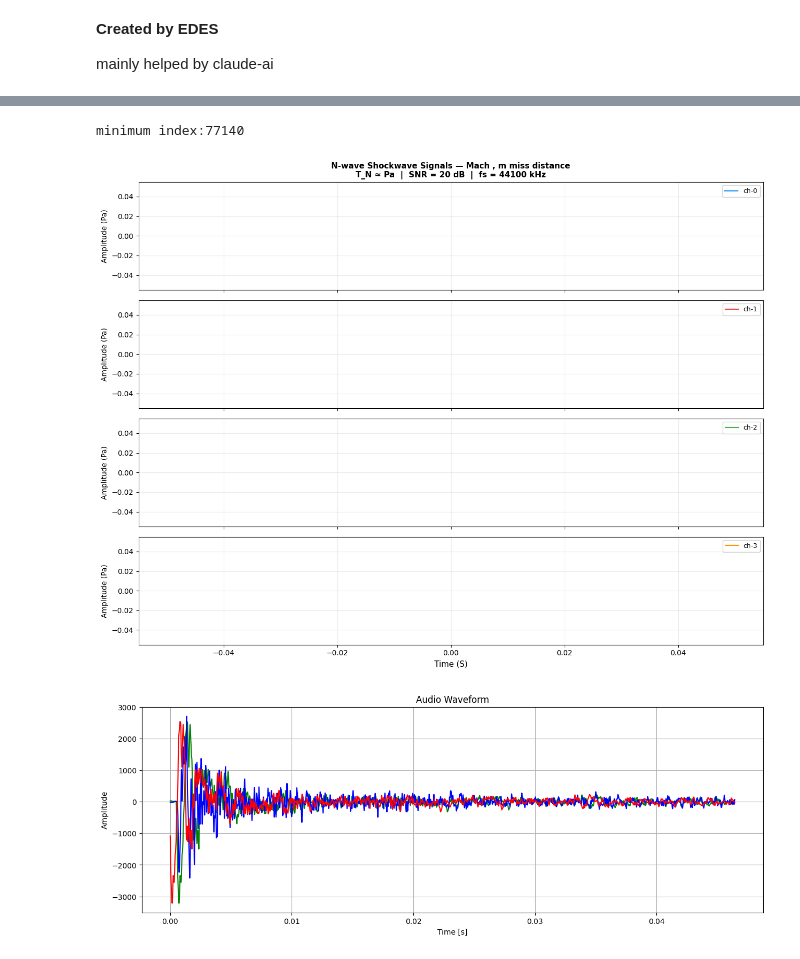
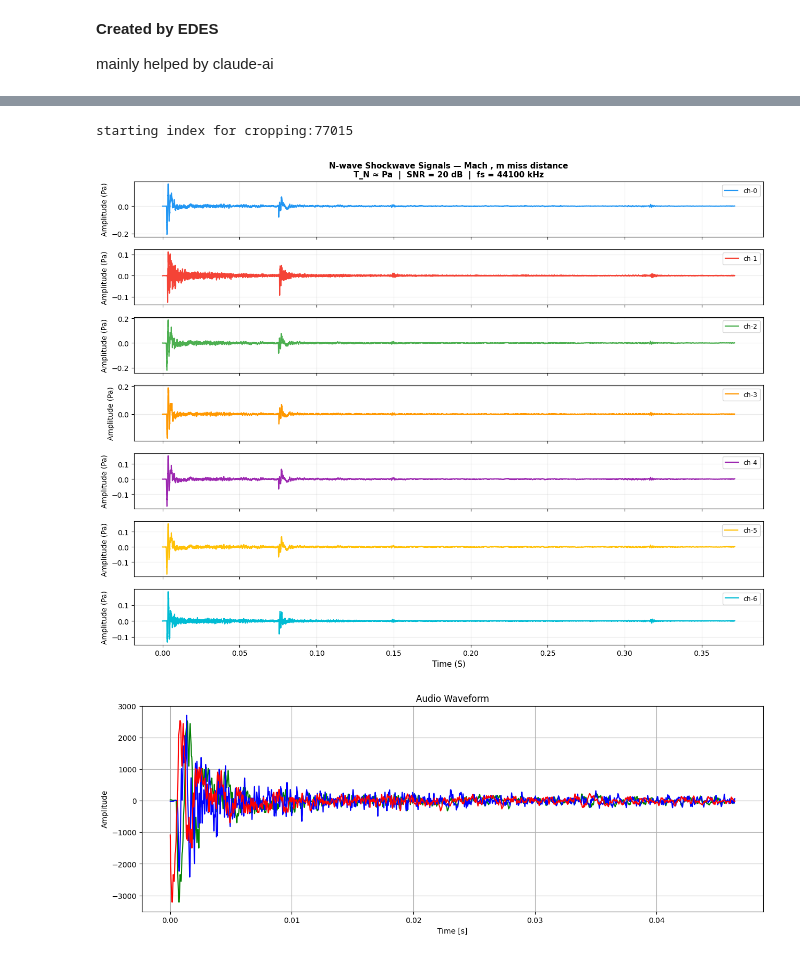
Before and after one commit to rizki-ap/Gunshot-Locator, a Jupyter notebook: read_wav_process.ipynb, the cells around one changed output, grey strips where cells are left out. Saved outputs shown, nothing was run; the diff lists cells and outputs as text; code cells hidden in the pictures.

```diff
--- a/read_wav_process.ipynb
+++ b/read_wav_process.ipynb
@@ -6,7 +6,6 @@
 
 mainly helped by claude-ai
 # %%
-# Replace this with the direct URL to your .wav file on GitHub
 import requests
 from scipy.io import wavfile
 import matplotlib.pyplot as plt
@@ -18,15 +17,18 @@ wav_file_url.append('https://raw.githubusercontent.com/rizki-ap/Gunshot-Locator/
 wav_file_url.append('https://raw.githubusercontent.com/rizki-ap/Gunshot-Locator/main/sound/ruger_04_1s_ch1.wav')
 wav_file_url.append('https://raw.githubusercontent.com/rizki-ap/Gunshot-Locator/main/sound/ruger_04_1s_ch2.wav')
 wav_file_url.append('https://raw.githubusercontent.com/rizki-ap/Gunshot-Locator/main/sound/ruger_04_1s_ch3.wav')
+wav_file_url.append('https://raw.githubusercontent.com/rizki-ap/Gunshot-Locator/main/sound/ruger_04_1s_ch4.wav')
+wav_file_url.append('https://raw.githubusercontent.com/rizki-ap/Gunshot-Locator/main/sound/ruger_04_1s_ch5.wav')
+wav_file_url.append('https://raw.githubusercontent.com/rizki-ap/Gunshot-Locator/main/sound/ruger_04_1s_ch6.wav')
 
-local_file=[]
-local_file.append('local_wav_0.wav')
-local_file.append('local_wav_1.wav')
-local_file.append('local_wav_2.wav')
-local_file.append('local_wav_3.wav')
+num_files = len(wav_file_url)
+
+local_file = []
+for i in range(num_files):
+  local_file.append(f'local_wav_{i}.wav')
 
 # Check if the URL is provided
-for i in range(4):
+for i in range(num_files):
     try:
         # Download the WAV file
         print(f"Downloading {wav_file_url[i]}...")
@@ -45,7 +47,7 @@ for i in range(4):
         print(f"An unexpected error occurred: {e}")
 
 dataset_signal=[]; max_amplitude_val=[]; max_amplitude_idx=[]
-for i in range(4):
+for i in range(num_files):
   dataset_samplerate, dataset = wavfile.read(local_file[i])
   if dataset.ndim > 1:
     dataset = dataset[:, 0] # Take the first channel
@@ -59,10 +61,10 @@ for i in range(4):
 # Create a time array for the x-axis for the (possibly cropped) data
 dataset_time = np.linspace(0., len(dataset) / dataset_samplerate, len(dataset))
 
-COLORS  = ['#2196F3', '#F44336', '#4CAF50', '#FF9800']
+COLORS  = ['#2196F3', '#F44336', '#4CAF50', '#FF9800', '#9C27B0', '#FFC107', '#00BCD4', '#8BC34A']
 
-fig, axes_s = plt.subplots(4, 1, figsize=(13, 10), sharex=True)
-for i in range(4):
+fig, axes_s = plt.subplots(num_files, 1, figsize=(13, 10), sharex=True)
+for i in range(num_files):
     ax = axes_s[i]
     ax.plot(dataset_time, dataset_signal[i], color=COLORS[i], lw=1.6, label=f'ch-{i}')
     ax.set_ylabel('Amplitude (Pa)', fontsize=10)
@@ -97,35 +103,35 @@ minimum index:77140
 # %%
-smallest_offset = np.min(max_amplitude_idx)
-print(f"minimum index:{smallest_offset}")
+target_length = 2**14 # 16384 samples
+smallest_offset = max(0, int(max_amplitude_idx[0] - 128))
+print(f"starting index for cropping:{smallest_offset}")
 
-for i in range(4):
-  dataset_signal[i] = dataset_signal[i][smallest_offset:]
+for i in range(num_files):
+  end_idx = smallest_offset + target_length
+  dataset_signal[i] = dataset_signal[i][smallest_offset:end_idx]
 
-#dataset_time = dataset_time[smallest_offset:]
+dataset_time = np.linspace(0., target_length / dataset_samplerate, target_length)
 
-dataset_time = np.linspace(0., len(dataset_signal[1]) / dataset_samplerate, len(dataset_signal[1]))
-
-fig, axes_s = plt.subplots(4, 1, figsize=(13, 10), sharex=True)
-for i in range(4):
+fig, axes_s = plt.subplots(num_files, 1, figsize=(13, 10), sharex=True)
+for i in range(num_files):
     ax = axes_s[i]
     ax.plot(dataset_time, dataset_signal[i], color=COLORS[i], lw=1.6, label=f'ch-{i}')
     ax.set_ylabel('Amplitude (Pa)', fontsize=10)
     ax.legend(loc='upper right', fontsize=9)
     ax.grid(True, alpha=0.25)
 
 axes_s[-1].set_xlabel('Time (S)', fontsize=11)
 axes_s[0].set_title(
     f'N-wave Shockwave Signals — Mach , '
     f'm miss distance\n'
     f'T_N ≈ Pa  |  '
     f'SNR = 20 dB  |  fs = {dataset_samplerate} kHz',
     fontsize=11, fontweight='bold')
 plt.tight_layout()
 #plt.savefig('nwave_signals.png', dpi=150, bbox_inches='tight')
 plt.show()
 # %% [output]
-minimum index:77140
+starting index for cropping:77015
-[figure, old version]
+[figure, new version]
 # %%
 from scipy.fft import fft, fftfreq
 
```
Also changed, not shown: parts of 2 cells of this notebook.
